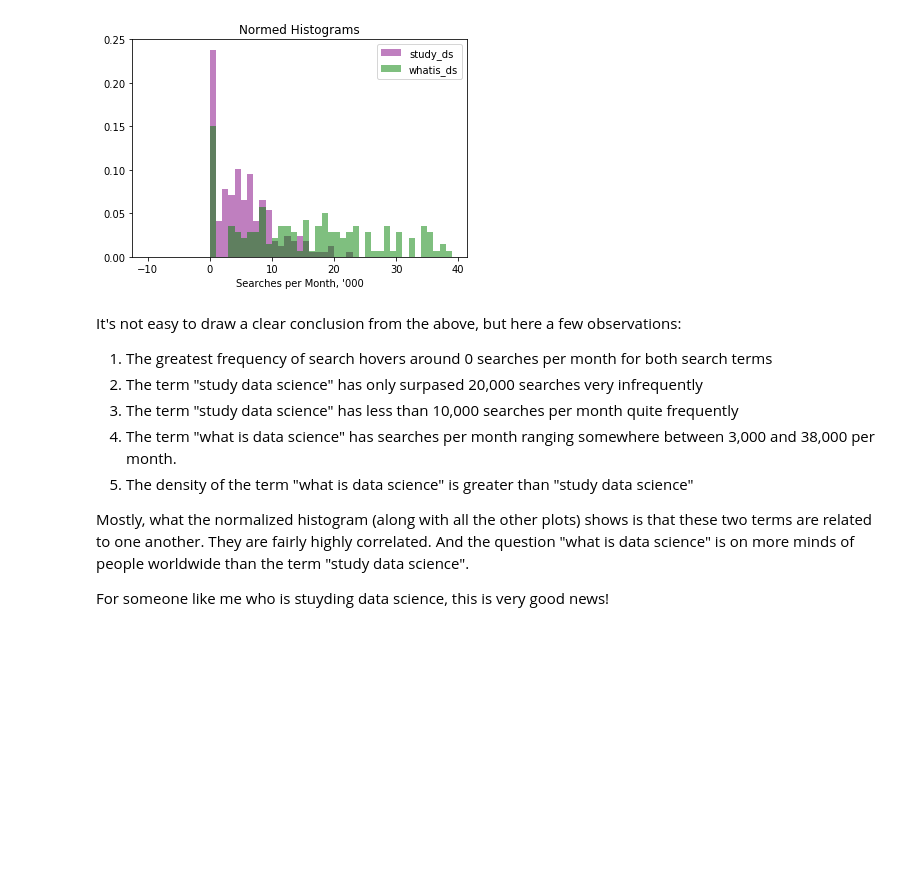
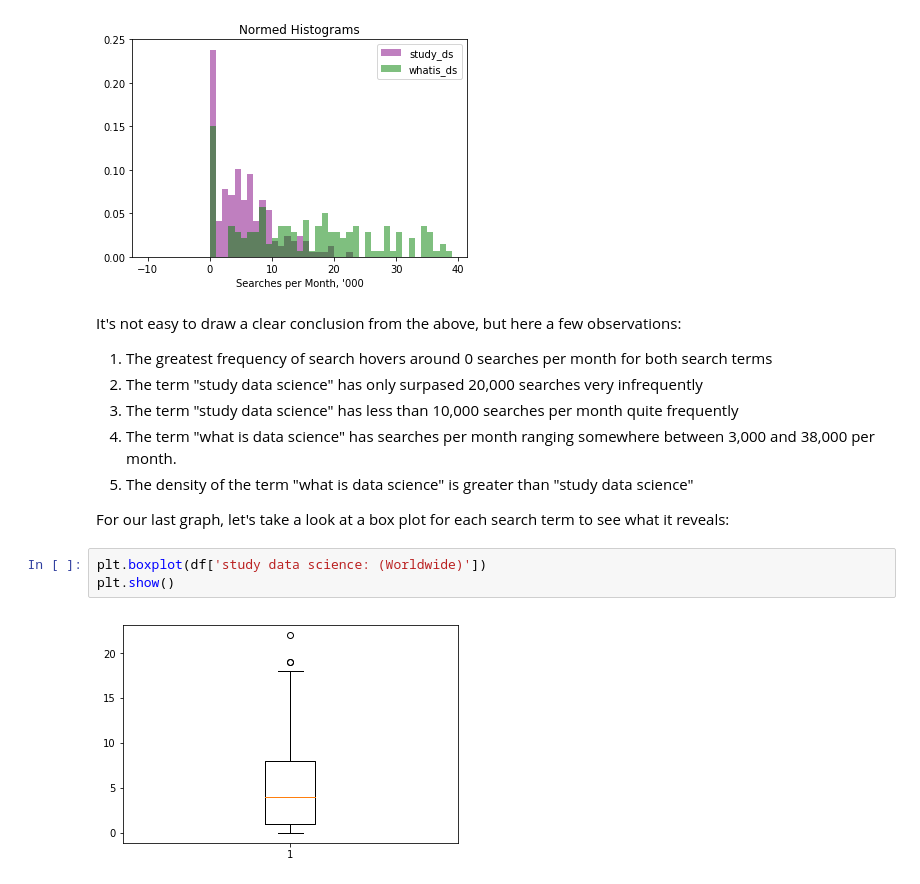
Before and after one commit to colettekenney/2.2.4_Challenge, a Jupyter notebook: 2.2.4_Challenge2.ipynb, the cells around one changed output. Cells and saved outputs as stored; diff of their text form; blank space fills up the shorter version.

Commit message:
add boxplot

```diff
--- a/2.2.4_Challenge2.ipynb
+++ b/2.2.4_Challenge2.ipynb
@@ -147,6 +147,9 @@ It's not easy to draw a clear conclusion from the above, but here a few observat
     <li>The density of the term "what is data science" is greater than "study data science"</li>
 </ol>
 
-Mostly, what the normalized histogram (along with all the other plots) shows is that these two terms are related to one another. They are fairly highly correlated. And the question "what is data science" is on more minds of people worldwide than  the term "study data science".
-
-For someone like me who is stuyding data science, this is very good news!
+For our last graph, let's take a look at a box plot for each search term to see what it reveals:
+# %%
+plt.boxplot(df['study data science: (Worldwide)'])
+plt.show()
+# %% [output]
+[figure, added]
```
Also changed, not shown: parts of 3 cells of this notebook.
